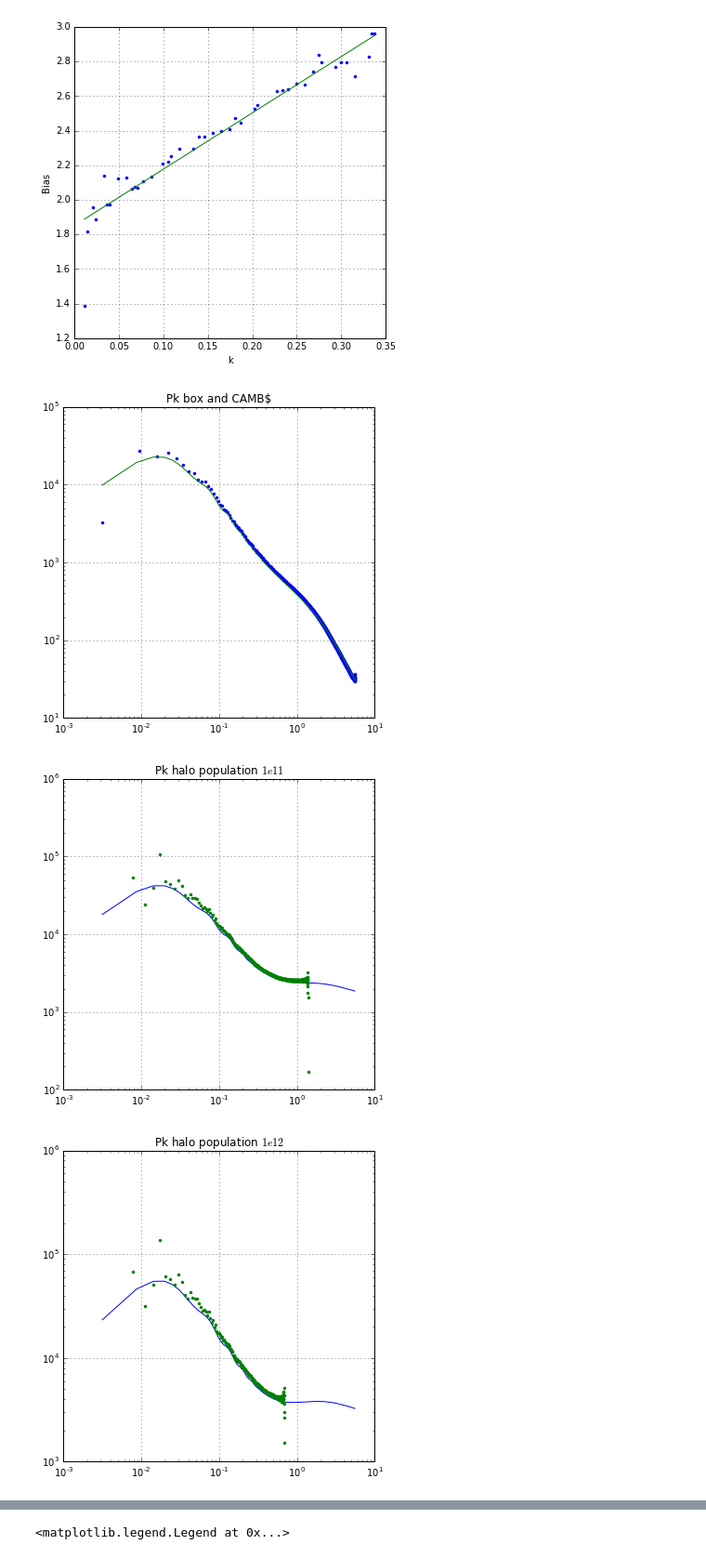
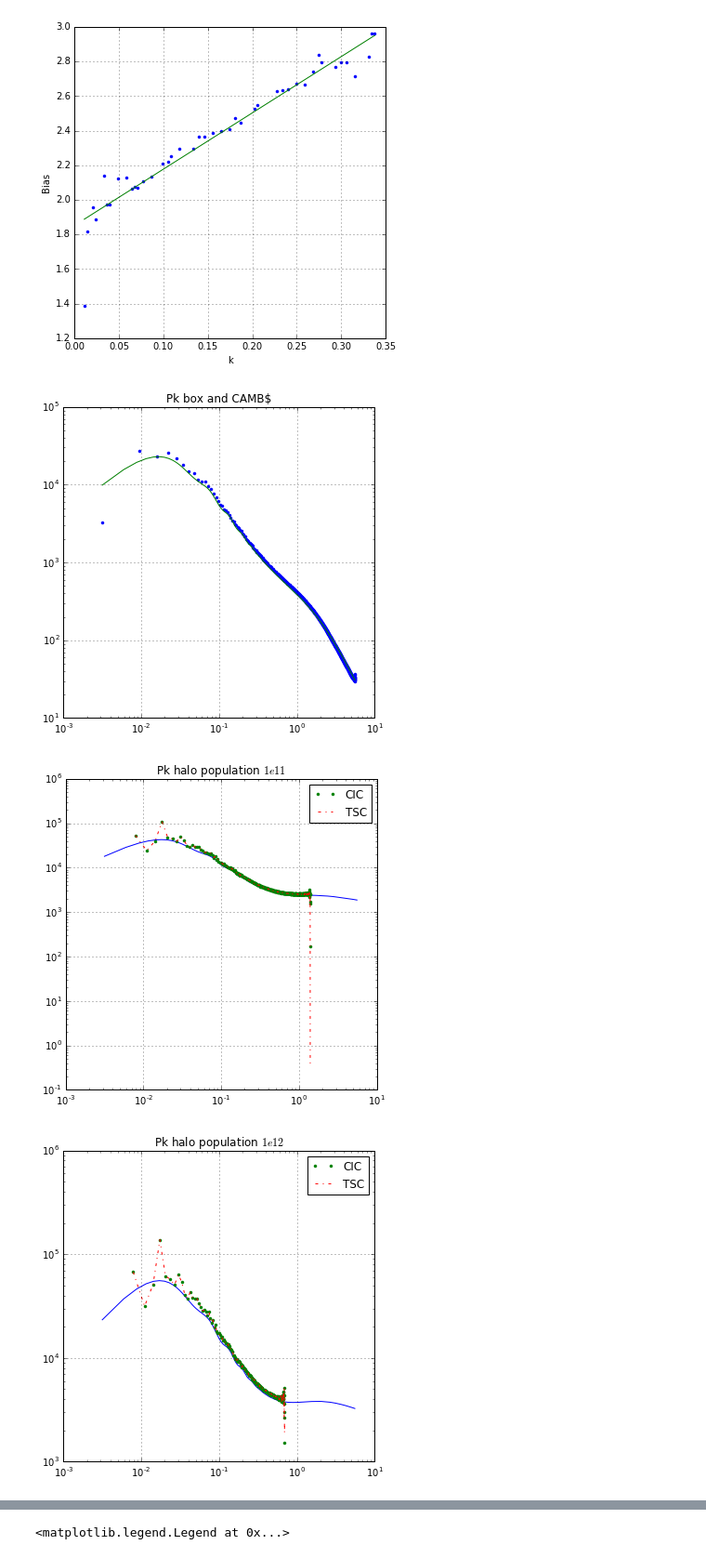
Before and after one commit to NATYML/Power-spectrum, a Jupyter notebook: CAMB/Bias.ipynb, the cells around one changed output, grey strips where cells are left out. Shown at 93% size. Saved outputs shown, nothing was run; the diff lists cells and outputs as text; code cells hidden in the pictures.

```diff
--- a/CAMB/Bias.ipynb
+++ b/CAMB/Bias.ipynb
@@ -319,9 +319,13 @@ Pkhal_1e12_box = np.loadtxt("../Interpolation/pk_interp_1e12.dat")
 Pkhal_1e13_box = np.loadtxt("../Interpolation/pk_interp_1e13.dat")
 Pk_box = np.loadtxt("../Interpolation/Pk_Box1000x1024_z_0_NGRID_1024_CIC.dat.Whead")
 # %%
-Pkhal_1e11 = np.loadtxt("../../../output_files/Pobl_MDPC_CIC/Pk_halosCIC_1e11_256.dat")
-Pkhal_1e12 = np.loadtxt("../../../output_files/Pobl_MDPC_CIC/Pk_halosCIC_1e12_128.dat")
-Pkhal_1e13 = np.loadtxt("../../../output_files/Pobl_MDPC_CIC/Pk_halosCIC_1e13_64.dat")
+Pkhal_1e11 = np.loadtxt("../../output_files/Pobl_MDPC_CIC/Pk_halosCIC_1e11_256.dat")
+Pkhal_1e12 = np.loadtxt("../../output_files/Pobl_MDPC_CIC/Pk_halosCIC_1e12_128.dat")
+Pkhal_1e13 = np.loadtxt("../../output_files/Pobl_MDPC_CIC/Pk_halosCIC_1e13_64.dat")
+# %%
+Pk_TSC_1e11 = np.loadtxt( "../../output_files/Pk_halosTSC_1e11_256.dat" )
+Pk_TSC_1e12 = np.loadtxt( "../../output_files/Pk_halosTSC_1e12_128.dat" )
+Pk_TSC_1e13 = np.loadtxt( "../../output_files/Pk_halosTSC_1e13_64.dat" )
 # %%
 #--------------------------------------------------------------------------------
 
@@ -494,7 +498,7 @@ plt.grid()
 Pl,Pnl = interp( 0 )
 # %%
 
-NP = 1000
+NP = 2000
 kmin = min(Pk_box[:,0])
 kmax = max(Pk_box[:,0])
 k = np.linspace( kmin, kmax, NP)
@@ -502,36 +506,45 @@ k = np.linspace( kmin, kmax, NP)
 #*****************************************************************************************
 plt.figure(figsize=(6,6))
 plt.loglog( Pk_box[:,0], Pk_box[:,1],"." )
 plt.loglog( k, Pnl(k),"-" )
 plt.title("Pk box and CAMB$")
 plt.grid()
+plt.savefig("./Pkbox.png")
 
 
 #*****************************************************************************************
 plt.figure(figsize=(6,6))
 b = bias_lineal_1e11(k)
 plt.loglog( k, b*b*Pnl(k) )
-plt.loglog( Pkhal_1e11[:,0], Pkhal_1e11[:,1], "." )
+plt.loglog( Pkhal_1e11[:,0], Pkhal_1e11[:,1], ".", label="CIC" )
+plt.loglog( Pk_TSC_1e11[:,0],Pk_TSC_1e11[:,1], "-.", label ="TSC" )
 plt.title("Pk halo population $1e11$")
 plt.grid()
-
+plt.legend()
+plt.savefig("./Pk_1e11.png")
 
 #*****************************************************************************************
 plt.figure(figsize=(6,6))
 b = bias_lineal_1e12(k)
 plt.loglog( k, b*b*Pnl(k) )
-plt.loglog( Pkhal_1e12[:,0], Pkhal_1e12[:,1], "." )
+plt.loglog( Pkhal_1e12[:,0], Pkhal_1e12[:,1], ".", label="CIC" )
+plt.loglog( Pk_TSC_1e12[:,0],Pk_TSC_1e12[:,1], "-.", label ="TSC" )
 plt.title("Pk halo population $1e12$")
 plt.grid()
+plt.legend()
+plt.savefig("./Pk_1e12.png")
 
 #*****************************************************************************************
 plt.figure(figsize=(6,6))
 b = bias_lineal_1e13(k)
 plt.loglog( k, b*b*Pnl(k) )
-plt.loglog( Pkhal_1e13[:,0], Pkhal_1e13[:,1], "." )
+plt.loglog( Pkhal_1e13[:,0], Pkhal_1e13[:,1], ".", label="CIC" )
+plt.loglog( Pk_TSC_1e13[:,0],Pk_TSC_1e13[:,1], "-.", label ="TSC" )
 plt.title("Pk halo population $1e13$")
 plt.grid()
+plt.legend()
+plt.savefig("./Pk_1e13.png")
 # %% [output]
 [figure]
-[figure, old version]
+[figure, new version]
-[figure, old version]
+[figure, new version]
```
Also changed, not shown: parts of 1 cell of this notebook.
